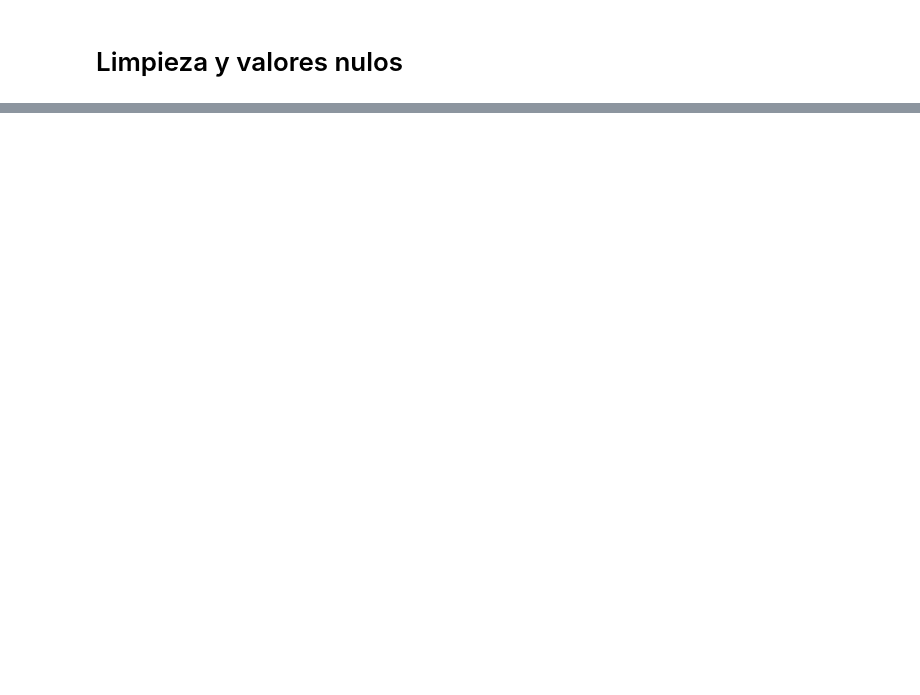
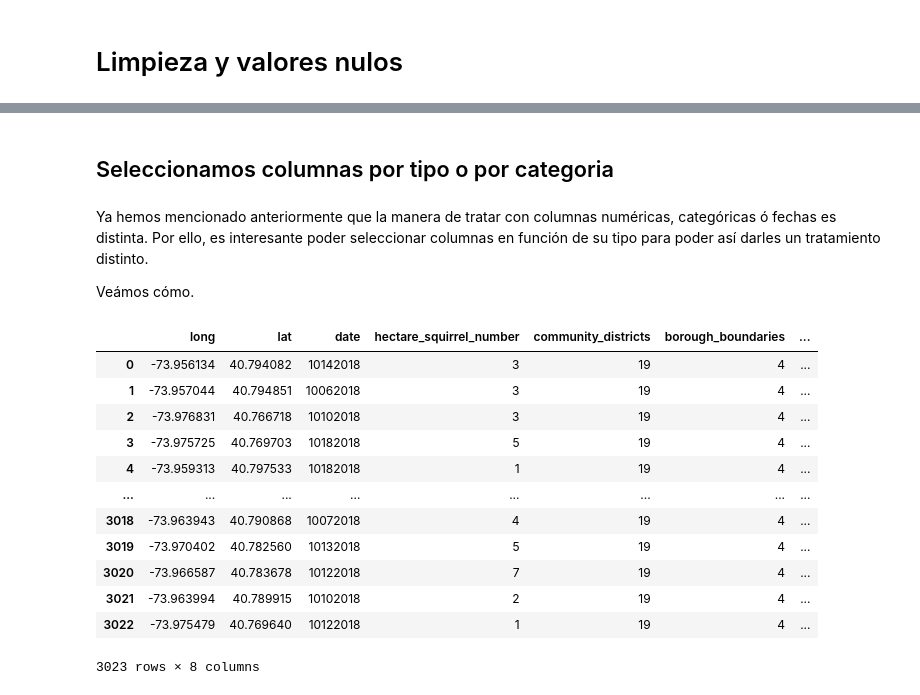
Before and after one commit to rusgar/Ardillas, a Jupyter notebook: Untitled.ipynb, the cells around one changed output, grey strips where cells are left out. Saved outputs shown, nothing was run; the diff lists cells and outputs as text; code cells hidden in the pictures; blank space fills up the shorter version.

```diff
--- a/Untitled.ipynb
+++ b/Untitled.ipynb
@@ -107,0 +163,2 @@ memory usage: 581.7+ KB
+# %%
+df_ardilla= df_ardilla.drop(columns=['zip_codes'], axis = 1)
@@ -107,0 +180,25 @@ memory usage: 581.7+ KB
+# %% [markdown]
+## Seleccionamos columnas por tipo o por categoria
+# %% [markdown]
+Ya hemos mencionado anteriormente que la manera de tratar con columnas numéricas, categóricas ó fechas es distinta. Por ello, es interesante poder seleccionar columnas en función de su tipo para poder así darles un tratamiento distinto.
+
+Veámos cómo.
+# %%
+df_ardilla_num = df_ardilla.select_dtypes(np.number)
+df_ardilla_cat = df_ardilla.select_dtypes(object)
+# %%
+df_ardilla_num
+# %% [output]
+|  | long | lat | date | hectare_squirrel_number | community_districts | borough_boundaries | ... |
+| 0 | -73.956134 | 40.794082 | 10142018 | 3 | 19 | 4 | ... |
+| 1 | -73.957044 | 40.794851 | 10062018 | 3 | 19 | 4 | ... |
+| 2 | -73.976831 | 40.766718 | 10102018 | 3 | 19 | 4 | ... |
+| 3 | -73.975725 | 40.769703 | 10182018 | 5 | 19 | 4 | ... |
+| 4 | -73.959313 | 40.797533 | 10182018 | 1 | 19 | 4 | ... |
+| ... | ... | ... | ... | ... | ... | ... | ... |
+| 3018 | -73.963943 | 40.790868 | 10072018 | 4 | 19 | 4 | ... |
+| 3019 | -73.970402 | 40.782560 | 10132018 | 5 | 19 | 4 | ... |
+| 3020 | -73.966587 | 40.783678 | 10122018 | 7 | 19 | 4 | ... |
+| 3021 | -73.963994 | 40.789915 | 10102018 | 2 | 19 | 4 | ... |
+| 3022 | -73.975479 | 40.769640 | 10122018 | 1 | 19 | 4 | ... |
+3023 rows × 8 columns
```
Also changed, not shown: parts of 14 cells of this notebook.
